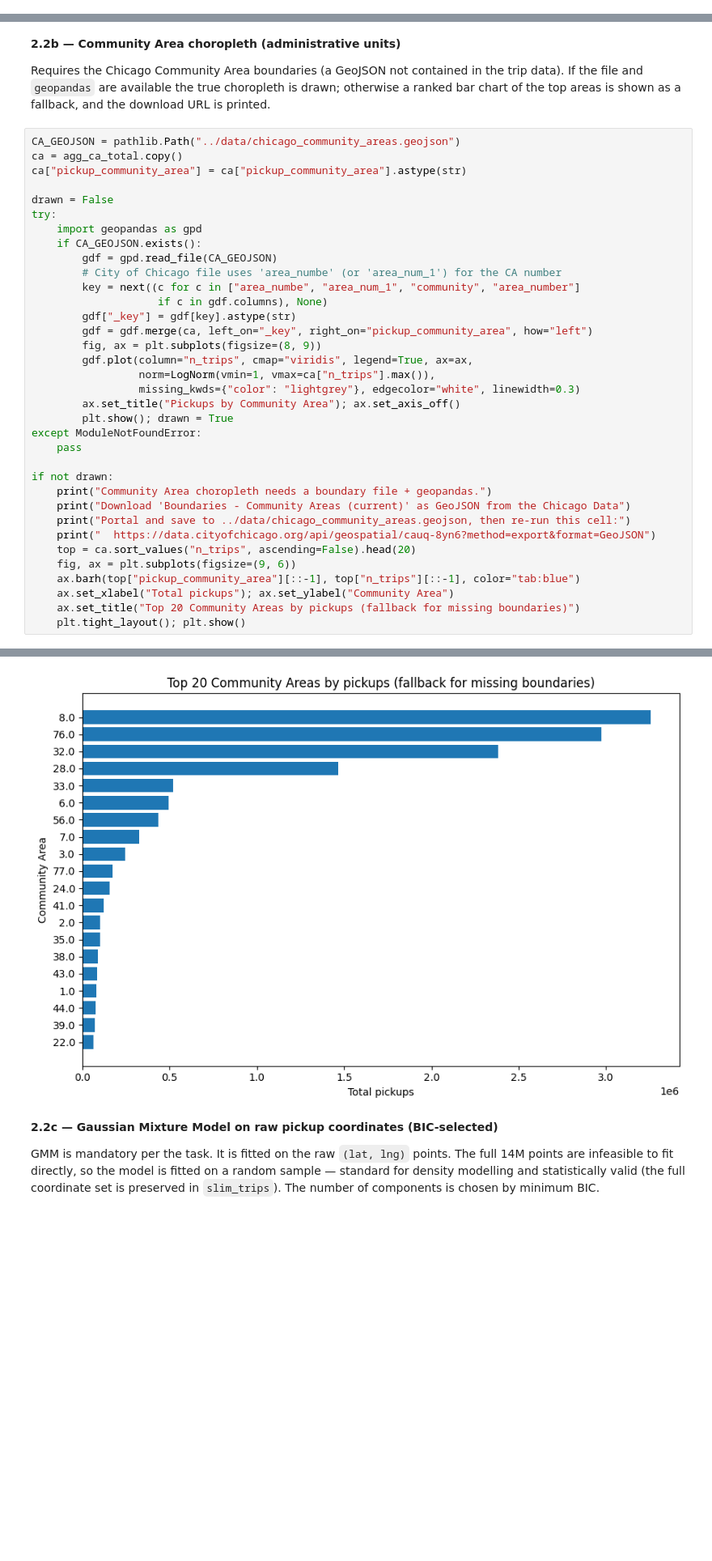
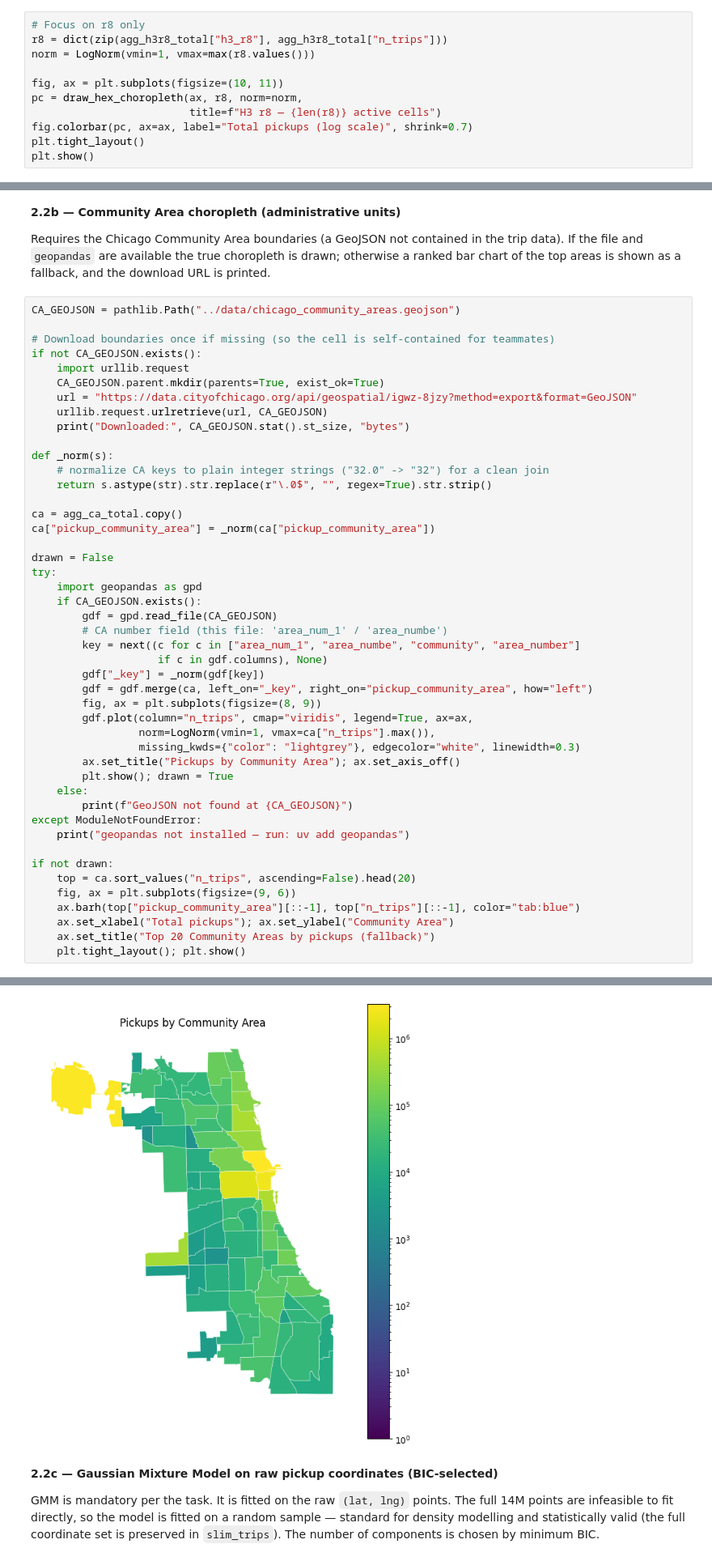
Before and after one commit to mariusmeurer/AAA-assignment, a Jupyter notebook: personal_kati/Task2.ipynb, the cells around one changed output, grey strips where cells are left out. Shown at 81% size. Drawn from its saved outputs; the diff is of its cells as text; blank space fills up the shorter version.

```diff
--- a/personal_kati/Task2.ipynb
+++ b/personal_kati/Task2.ipynb
@@ -418,0 +428,11 @@ plt.show()
+# %%
+# Focus on r8 only
+r8 = dict(zip(agg_h3r8_total["h3_r8"], agg_h3r8_total["n_trips"]))
+norm = LogNorm(vmin=1, vmax=max(r8.values()))
+
+fig, ax = plt.subplots(figsize=(10, 11))
+pc = draw_hex_choropleth(ax, r8, norm=norm,
+                         title=f"H3 r8 — {len(r8)} active cells")
+fig.colorbar(pc, ax=ax, label="Total pickups (log scale)", shrink=0.7)
+plt.tight_layout()
+plt.show()
@@ -424,18 +446,31 @@ file and `geopandas` are available the true choropleth is drawn; otherwise a ran
 the top areas is shown as a fallback, and the download URL is printed.
 # %%
 CA_GEOJSON = pathlib.Path("../data/chicago_community_areas.geojson")
+
+# Download boundaries once if missing (so the cell is self-contained for teammates)
+if not CA_GEOJSON.exists():
+    import urllib.request
+    CA_GEOJSON.parent.mkdir(parents=True, exist_ok=True)
+    url = "https://data.cityofchicago.org/api/geospatial/igwz-8jzy?method=export&format=GeoJSON"
+    urllib.request.urlretrieve(url, CA_GEOJSON)
+    print("Downloaded:", CA_GEOJSON.stat().st_size, "bytes")
+
+def _norm(s):
+    # normalize CA keys to plain integer strings ("32.0" -> "32") for a clean join
+    return s.astype(str).str.replace(r"\.0$", "", regex=True).str.strip()
+
 ca = agg_ca_total.copy()
-ca["pickup_community_area"] = ca["pickup_community_area"].astype(str)
+ca["pickup_community_area"] = _norm(ca["pickup_community_area"])
 
 drawn = False
 try:
     import geopandas as gpd
     if CA_GEOJSON.exists():
         gdf = gpd.read_file(CA_GEOJSON)
-        # City of Chicago file uses 'area_numbe' (or 'area_num_1') for the CA number
-        key = next((c for c in ["area_numbe", "area_num_1", "community", "area_number"]
+        # CA number field (this file: 'area_num_1' / 'area_numbe')
+        key = next((c for c in ["area_num_1", "area_numbe", "community", "area_number"]
                     if c in gdf.columns), None)
-        gdf["_key"] = gdf[key].astype(str)
+        gdf["_key"] = _norm(gdf[key])
         gdf = gdf.merge(ca, left_on="_key", right_on="pickup_community_area", how="left")
         fig, ax = plt.subplots(figsize=(8, 9))
         gdf.plot(column="n_trips", cmap="viridis", legend=True, ax=ax,
@@ -443,18 +478,16 @@ try:
                  missing_kwds={"color": "lightgrey"}, edgecolor="white", linewidth=0.3)
         ax.set_title("Pickups by Community Area"); ax.set_axis_off()
         plt.show(); drawn = True
+    else:
+        print(f"GeoJSON not found at {CA_GEOJSON}")
 except ModuleNotFoundError:
-    pass
+    print("geopandas not installed — run: uv add geopandas")
 
 if not drawn:
-    print("Community Area choropleth needs a boundary file + geopandas.")
-    print("Download 'Boundaries - Community Areas (current)' as GeoJSON from the Chicago Data")
-    print("Portal and save to ../data/chicago_community_areas.geojson, then re-run this cell:")
-    print("  https://data.cityofchicago.org/api/geospatial/cauq-8yn6?method=export&format=GeoJSON")
     top = ca.sort_values("n_trips", ascending=False).head(20)
     fig, ax = plt.subplots(figsize=(9, 6))
     ax.barh(top["pickup_community_area"][::-1], top["n_trips"][::-1], color="tab:blue")
     ax.set_xlabel("Total pickups"); ax.set_ylabel("Community Area")
-    ax.set_title("Top 20 Community Areas by pickups (fallback for missing boundaries)")
+    ax.set_title("Top 20 Community Areas by pickups (fallback)")
     plt.tight_layout(); plt.show()
 # %% [output]
@@ -465,4 +494,4 @@ Portal and save to ../data/chicago_community_areas.geojson, then re-run this cel
-[figure, old version]
+[figure, new version]
 # %% [markdown]
 **2.2c — Gaussian Mixture Model on raw pickup coordinates (BIC-selected)**
 
```
Also changed, not shown: parts of 12 cells of this notebook.
